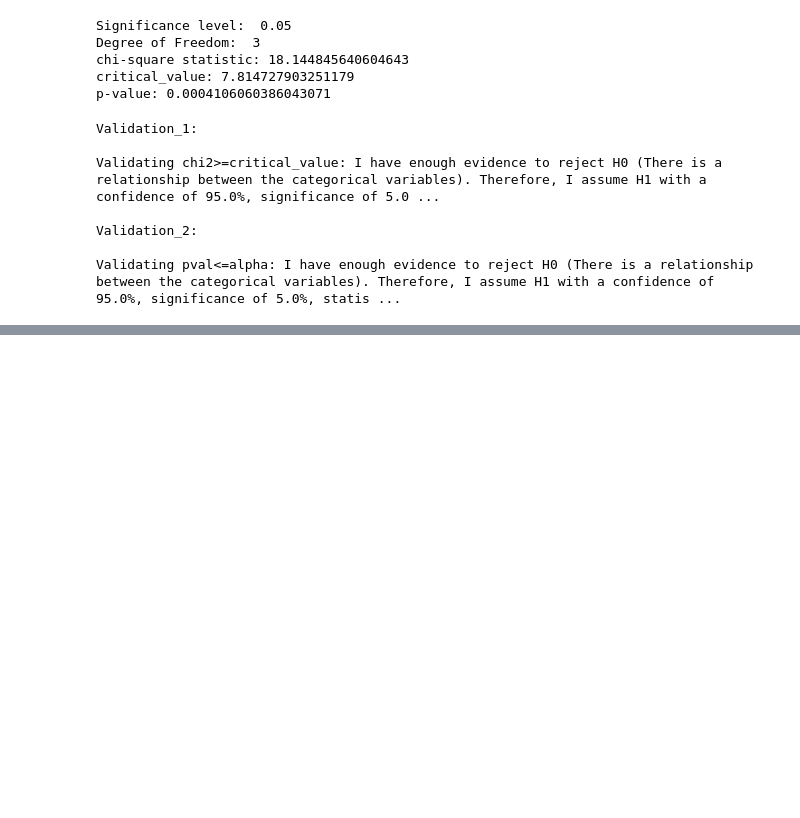
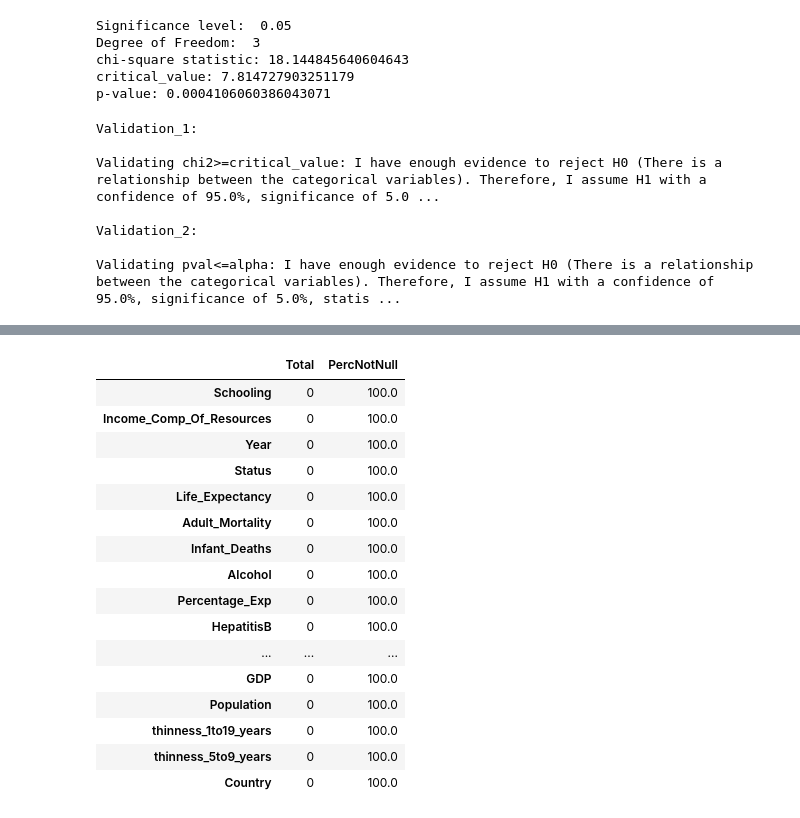
Before and after one commit to lveagithub/barcelonads, a Jupyter notebook: ThirdAssigment/Assignment_III.ipynb, the cells around one changed output, grey strips where cells are left out. Drawn from its saved outputs; the diff is of its cells as text; code cells hidden in the pictures; blank space fills up the shorter version.

```diff
--- a/ThirdAssigment/Assignment_III.ipynb
+++ b/ThirdAssigment/Assignment_III.ipynb
@@ -696,3 +824,29 @@ Validating pval<=alpha: I have enough evidence to reject H0 (There is a relation
+# %%
+dfLifeExpectancyWhoFix = dfLifeExpectancyWho.copy()
+# %%
+# The good news is the missing value cols are numeric. So, lets calculate the median as a "quick fix"
+dfLifeExpectancyWhoFix = fixing_col_nulls(dfLifeExpectancyWhoFix)
+# %%
+#Checking out nulls: now is 100% clean
+get_nulls_data(dfLifeExpectancyWhoFix)
+# %% [output]
+|  | Total | PercNotNull |
+| Schooling | 0 | 100.0 |
+| Income_Comp_Of_Resources | 0 | 100.0 |
+| Year | 0 | 100.0 |
+| Status | 0 | 100.0 |
+| Life_Expectancy | 0 | 100.0 |
+| Adult_Mortality | 0 | 100.0 |
+| Infant_Deaths | 0 | 100.0 |
+| Alcohol | 0 | 100.0 |
+| Percentage_Exp | 0 | 100.0 |
+| HepatitisB | 0 | 100.0 |
+| ... | ... | ... |
+| GDP | 0 | 100.0 |
+| Population | 0 | 100.0 |
+| thinness_1to19_years | 0 | 100.0 |
+| thinness_5to9_years | 0 | 100.0 |
+| Country | 0 | 100.0 |
 # %%
 %run Assignment_III_Helper.ipynb
 %run Assignment_III_Plot.ipynb
```
Also changed, not shown: parts of 13 cells of this notebook, 2 other files.
